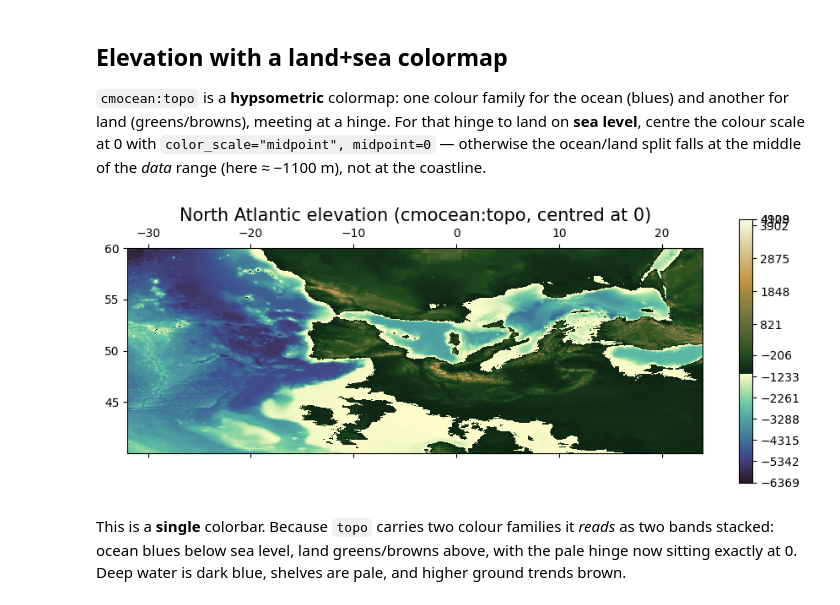
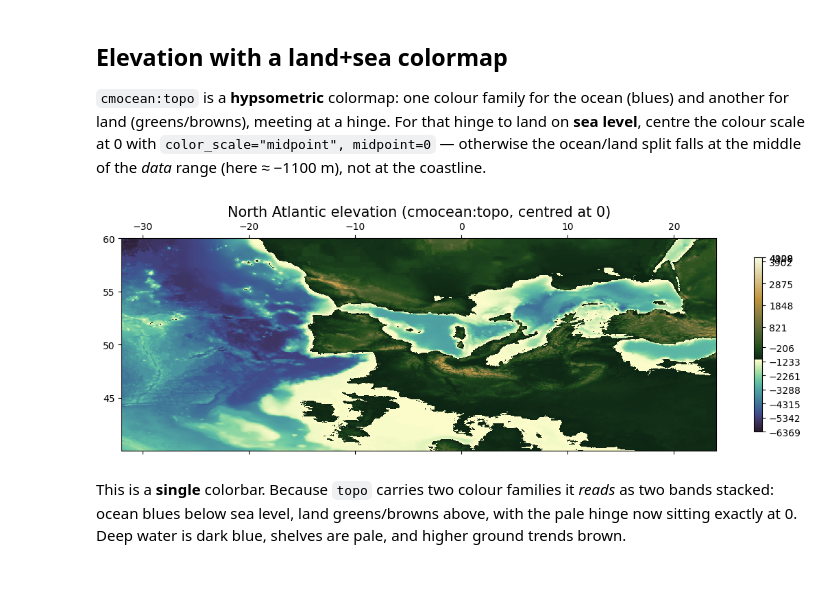
Before and after one commit to serapeum-org/cleopatra, a Jupyter notebook: docs/notebooks/scientific_colormaps/scientific_colormaps_examples.ipynb, the cells around one changed output. Drawn from its saved outputs; the diff is of its cells as text; code cells hidden in the pictures; blank space fills up the shorter version.

```diff
--- a/docs/notebooks/scientific_colormaps/scientific_colormaps_examples.ipynb
+++ b/docs/notebooks/scientific_colormaps/scientific_colormaps_examples.ipynb
@@ -97,11 +97,11 @@ fig, ax = glyph.plot(title="Reversed — cmocean:thermal_r")
 # %%
 etopo = np.load(DATA / "etopo5_natlantic.npz")
 elevation = etopo["elevation"]
 glyph = ArrayGlyph(elevation, extent=list(etopo["extent"]), cmap="cmocean:topo",
-                   color_scale="midpoint", midpoint=0, figsize=(11, 5.4))
+                   color_scale="midpoint", midpoint=0)
 fig, ax = glyph.plot(title="North Atlantic elevation (cmocean:topo, centred at 0)")
 # %% [output]
-[figure, old version]
+[figure, new version]
 # %% [markdown]
 This is a **single** colorbar. Because `topo` carries two colour families it *reads* as two bands stacked: ocean blues below sea level, land greens/browns above, with the pale hinge now sitting exactly at 0. Deep water is dark blue, shelves are pale, and higher ground trends brown.
 # %% [markdown]
```
Also changed, not shown: parts of 3 cells of this notebook, 1 other file.
